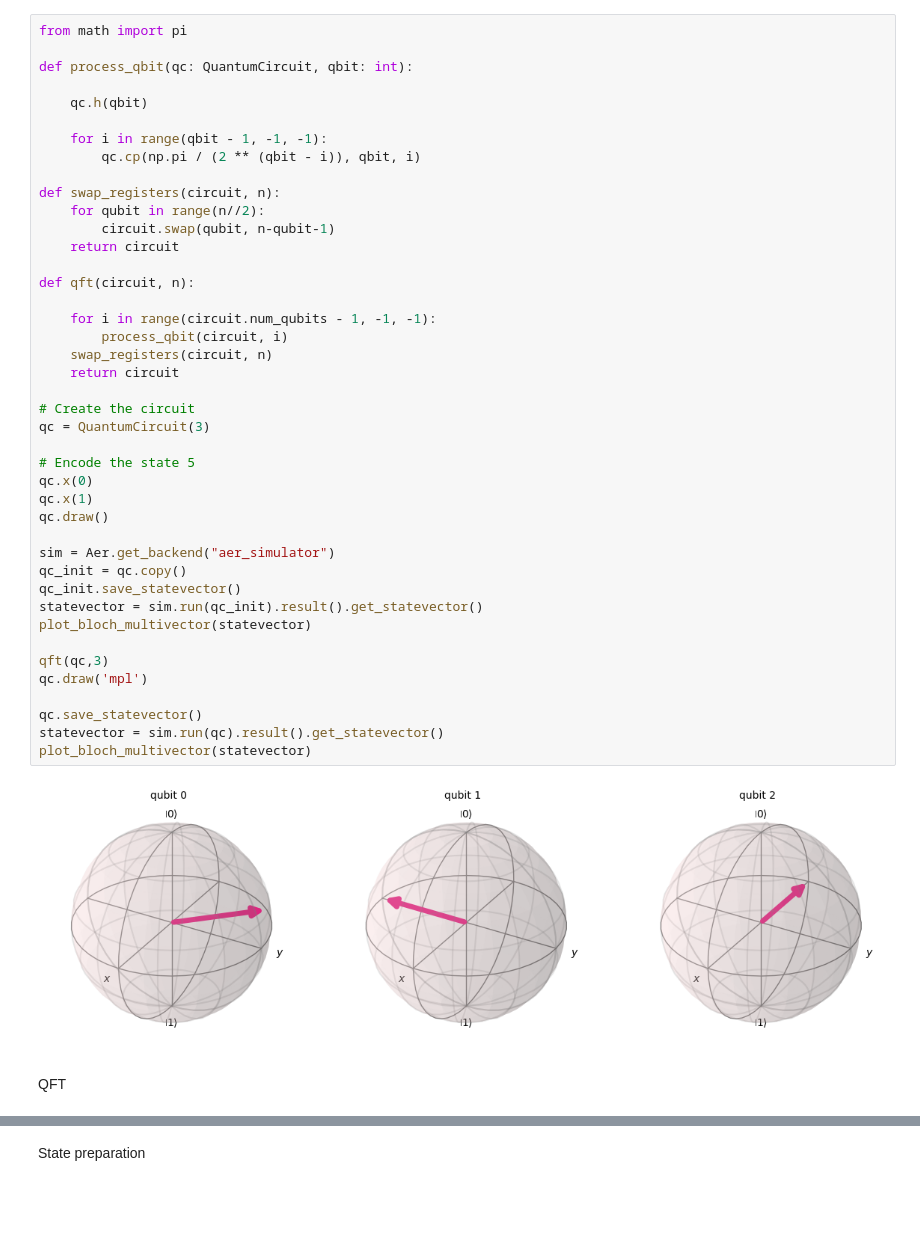
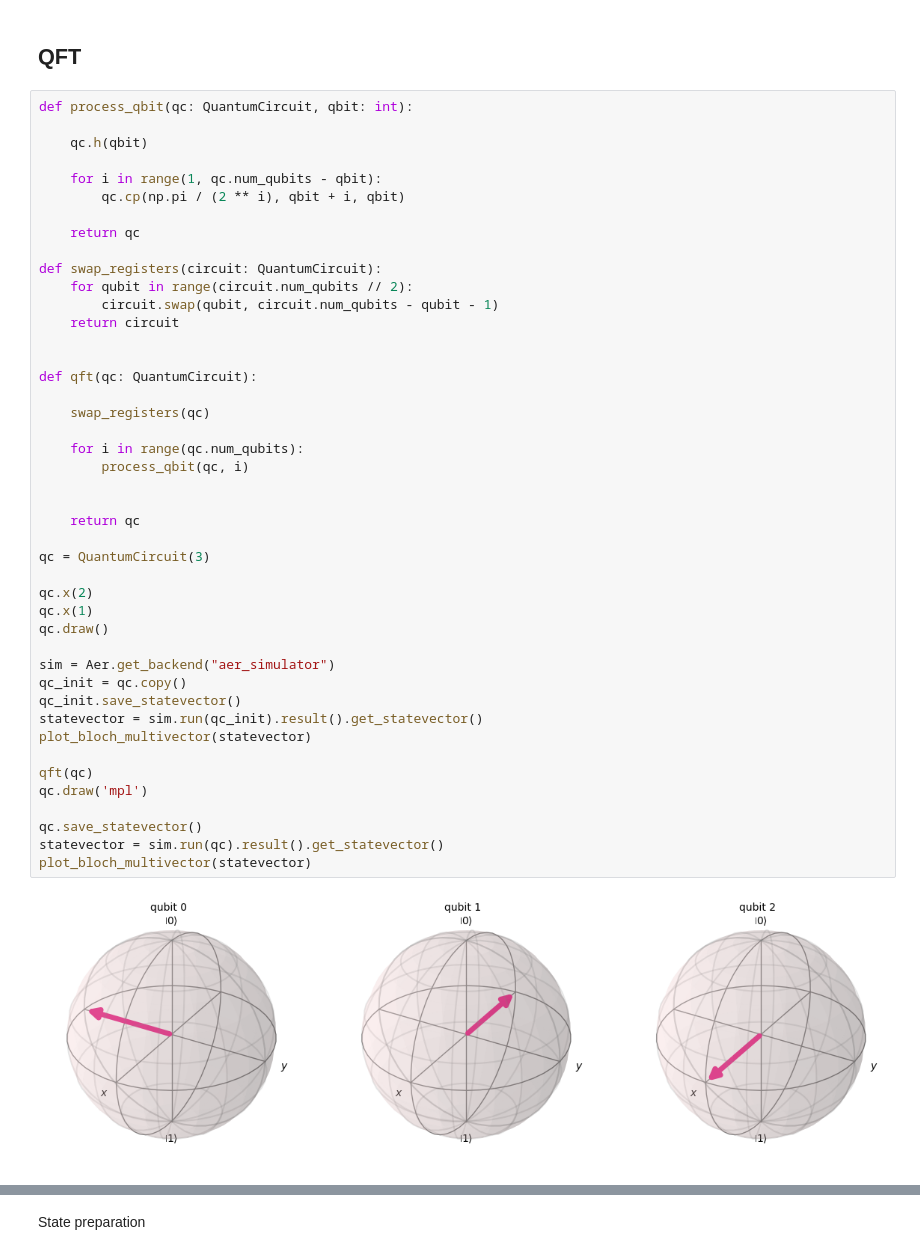
Before and after one commit to TarnMaVas/LA_HHL_project, a Jupyter notebook: HHL_qft.ipynb, the cells around one changed output, grey strips where cells are left out. Drawn from its saved outputs; the diff is of its cells as text; blank space fills up the shorter version.

```diff
--- a/HHL_qft.ipynb
+++ b/HHL_qft.ipynb
@@ -12,46 +14,48 @@ import matplotlib.pyplot as plt
+# %% [markdown]
+## QFT
 # %%
-from math import pi
-
 def process_qbit(qc: QuantumCircuit, qbit: int):
 
     qc.h(qbit)
 
-    for i in range(qbit - 1, -1, -1):
-        qc.cp(np.pi / (2 ** (qbit - i)), qbit, i)
+    for i in range(1, qc.num_qubits - qbit):
+        qc.cp(np.pi / (2 ** i), qbit + i, qbit)
 
-def swap_registers(circuit, n):
-    for qubit in range(n//2):
-        circuit.swap(qubit, n-qubit-1)
+    return qc
+
+def swap_registers(circuit: QuantumCircuit):
+    for qubit in range(circuit.num_qubits // 2):
+        circuit.swap(qubit, circuit.num_qubits - qubit - 1)
     return circuit
 
-def qft(circuit, n):
 
-    for i in range(circuit.num_qubits - 1, -1, -1):
-        process_qbit(circuit, i)
-    swap_registers(circuit, n)
-    return circuit
+def qft(qc: QuantumCircuit):
 
-# Create the circuit
+    swap_registers(qc)
+
+    for i in range(qc.num_qubits):
+        process_qbit(qc, i)
+
+
+    return qc
+
 qc = QuantumCircuit(3)
 
-# Encode the state 5
-qc.x(0)
+qc.x(2)
 qc.x(1)
 qc.draw()
 
 sim = Aer.get_backend("aer_simulator")
 qc_init = qc.copy()
 qc_init.save_statevector()
 statevector = sim.run(qc_init).result().get_statevector()
 plot_bloch_multivector(statevector)
 
-qft(qc,3)
+qft(qc)
 qc.draw('mpl')
 
 qc.save_statevector()
 statevector = sim.run(qc).result().get_statevector()
 plot_bloch_multivector(statevector)
 # %% [output]
-[figure, old version]
+[figure, new version]
-# %% [markdown]
-QFT
```
Also changed, not shown: parts of 9 cells of this notebook.
